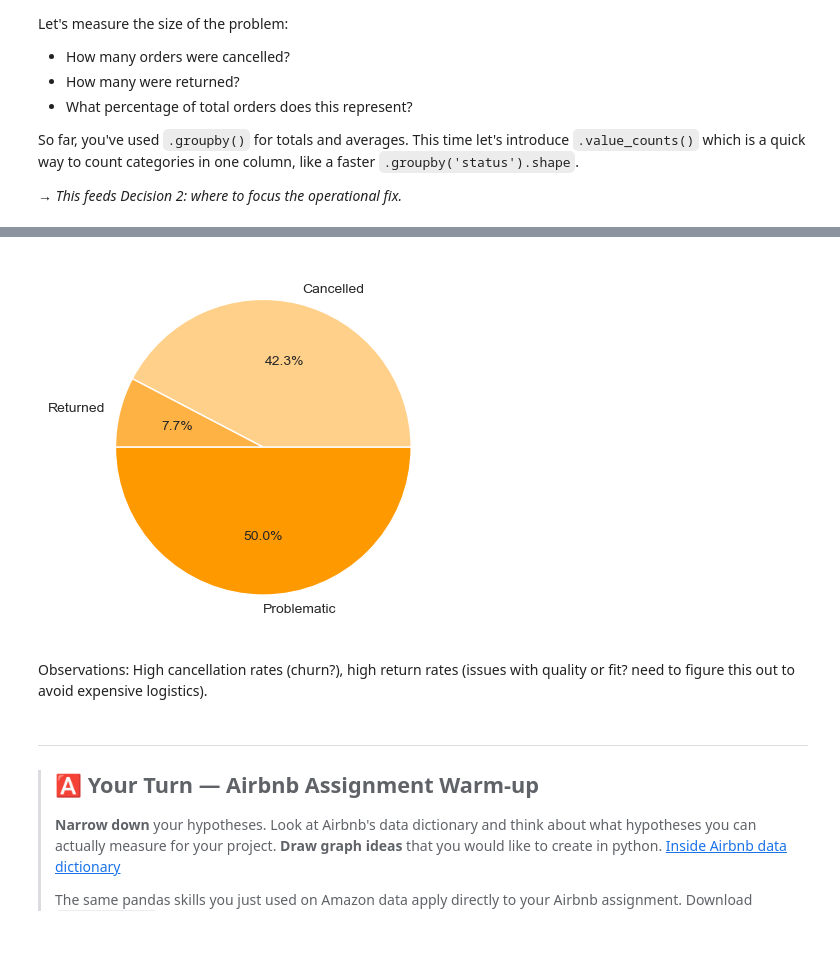
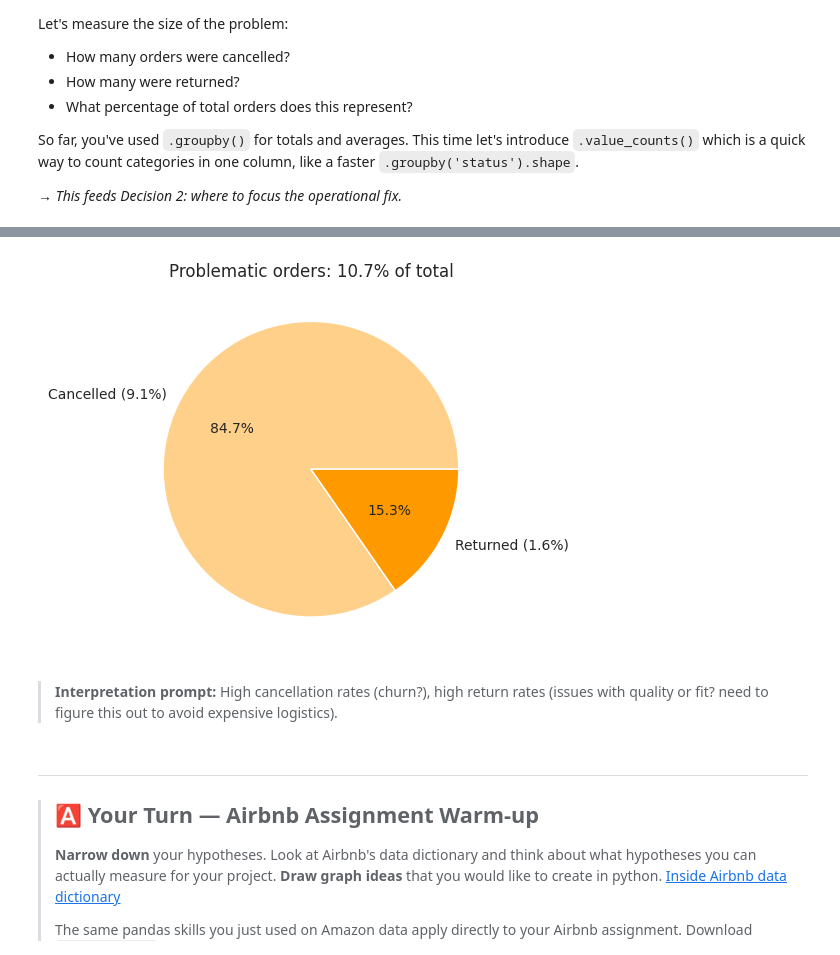
Before and after one commit to tamaravdd/iese-dsmba, a Jupyter notebook: notebooks/03_Pandas_Amazon.ipynb, the cells around one changed output, grey strips where cells are left out. Cells and saved outputs as stored; diff of their text form; code cells hidden in the pictures.

```diff
--- a/notebooks/03_Pandas_Amazon.ipynb
+++ b/notebooks/03_Pandas_Amazon.ipynb
@@ -1061,32 +1067,30 @@ Maybe something like this in the Amazon colors?
 Let's go!
 # %%
 # Step 1: Count all status values
-# ---> same as: df.groupby('status').size().sort_values(ascending=False)
-print(df['status'].value_counts() )
+print(df['status'].value_counts())
 
 # Step 2: Filter for problematic orders (cancelled or returned)
 cancelled = df[df['status'] == 'Cancelled']
 returned  = df[df['status'] == 'Shipped - Returned to Seller']
 
+
 # Step 3: Calculate totals and percentages
 total_orders    = df.shape[0]
-cancelled_pct   = cancelled.shape[0] / total_orders * 100
-returned_pct    = returned.shape[0] / total_orders * 100
-problematic_pct = (cancelled.shape[0]  + returned.shape[0]) / total_orders * 100
-
-print("=====")
-print(f"Cancelled Orders: {len(cancelled)} ({cancelled_pct:.2f}%)")
-print(f"Returned Orders: {len(returned)} ({returned_pct:.2f}%)")
-print(f"Total Problematic Orders: {problematic_pct:.2f}%")
+cancelled_pct   = len(cancelled) / total_orders * 100
+returned_pct    = len(returned)  / total_orders * 100
 
 
 print("=====")
+print(f"Cancelled Orders:        {len(cancelled)} ({cancelled_pct:.2f}%)")
+print(f"Returned Orders:         {len(returned)}  ({returned_pct:.2f}%)")
+
 plt.pie(
-    [len(cancelled), len(returned), len(cancelled) + len(returned)],
-    labels=['Cancelled', 'Returned', 'Problematic'],
-    colors=['#FFD08A', '#FFB244', '#FF9900'],
+    [len(cancelled), len(returned)],
+    labels=[f'Cancelled ({cancelled_pct:.1f}%)', f'Returned ({returned_pct:.1f}%)'],
+    colors=['#FFD08A', '#FF9900'],
     autopct='%1.1f%%'
 )
+plt.title(f'Problematic orders: {cancelled_pct + returned_pct:.1f}% of total')
 plt.show()
 # %% [output]
 status
@@ -1111,6 +1113,6 @@ Total Problematic Orders: 10.70%
-[figure, old version]
+[figure, new version]
 # %% [markdown]
-Observations: High cancellation rates (churn?), high return rates (issues with quality or fit? need to figure this out to avoid expensive logistics).
+> **Interpretation prompt:** High cancellation rates (churn?), high return rates (issues with quality or fit? need to figure this out to avoid expensive logistics).
 # %% [markdown]
 ---
 > ## 🅰️ Your Turn — Airbnb Assignment Warm-up
```
Also changed, not shown: parts of 10 cells of this notebook.
